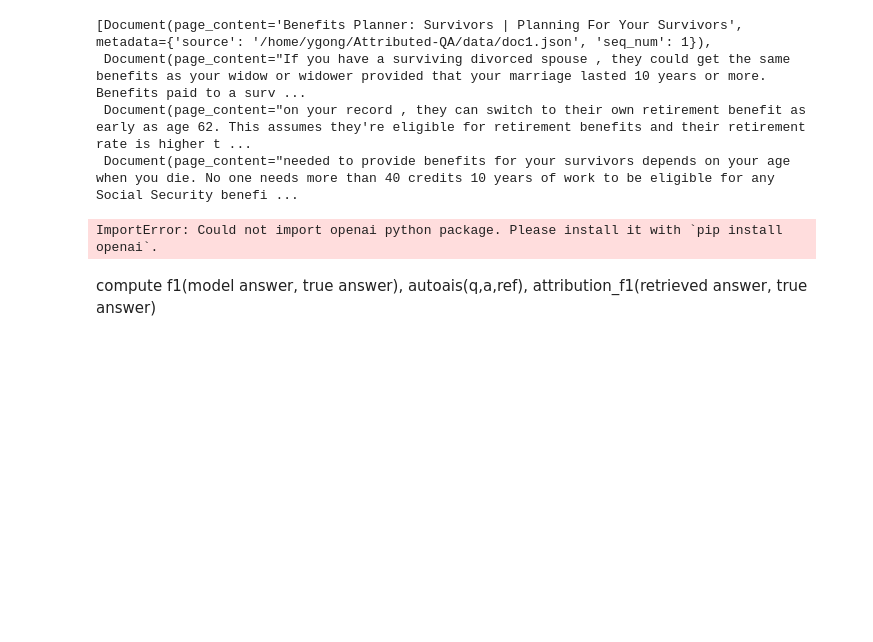
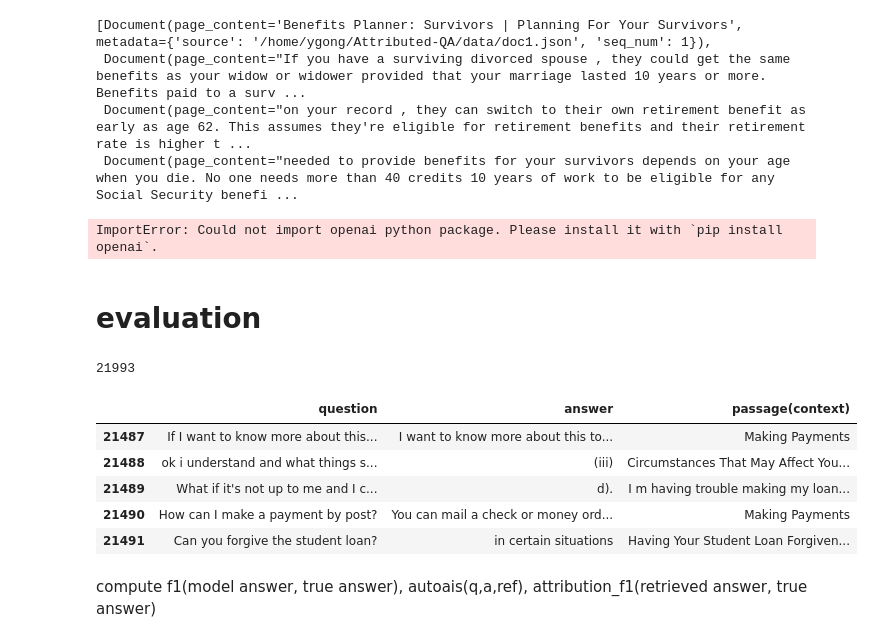
Before and after one commit to gong7788/Attributed-QA, a Jupyter notebook: playground.ipynb, the cells around one changed output. Cells and saved outputs as stored; diff of their text form; code cells hidden in the pictures; blank space fills up the shorter version.

```diff
--- a/playground.ipynb
+++ b/playground.ipynb
@@ -247,6 +247,8 @@ chain = load_qa_with_sources_chain(openai_model, chain_type="stuff")
 chain({"input_documents": docs, "question": query}, return_only_outputs=True)
 # %% [output]
 ImportError: Could not import openai python package. Please install it with `pip install openai`.
+# %% [markdown]
+# evaluation
 # %%
 import evaluation
 import pandas as pd
@@ -264,3 +267,16 @@ df = read_data(data_paths)
+# %%
+len(df)
+# %% [output]
+21993
+# %%
+df.tail()
+# %% [output]
+|  | question | answer | passage(context) |
+| 21487 | If I want to know more about this... | I want to know more about this to... | Making Payments |
+| 21488 | ok i understand and what things s... | (iii) | Circumstances That May Affect You... |
+| 21489 | What if it's not up to me and I c... | d). | I m having trouble making my loan... |
+| 21490 | How can I make a payment by post? | You can mail a check or money ord... | Making Payments |
+| 21491 | Can you forgive the student loan? | in certain situations | Having Your Student Loan Forgiven... |
 # %%
 def load_doc_file(file_path):
     """
```
Also changed, not shown: parts of 17 cells of this notebook, 4 other files.
